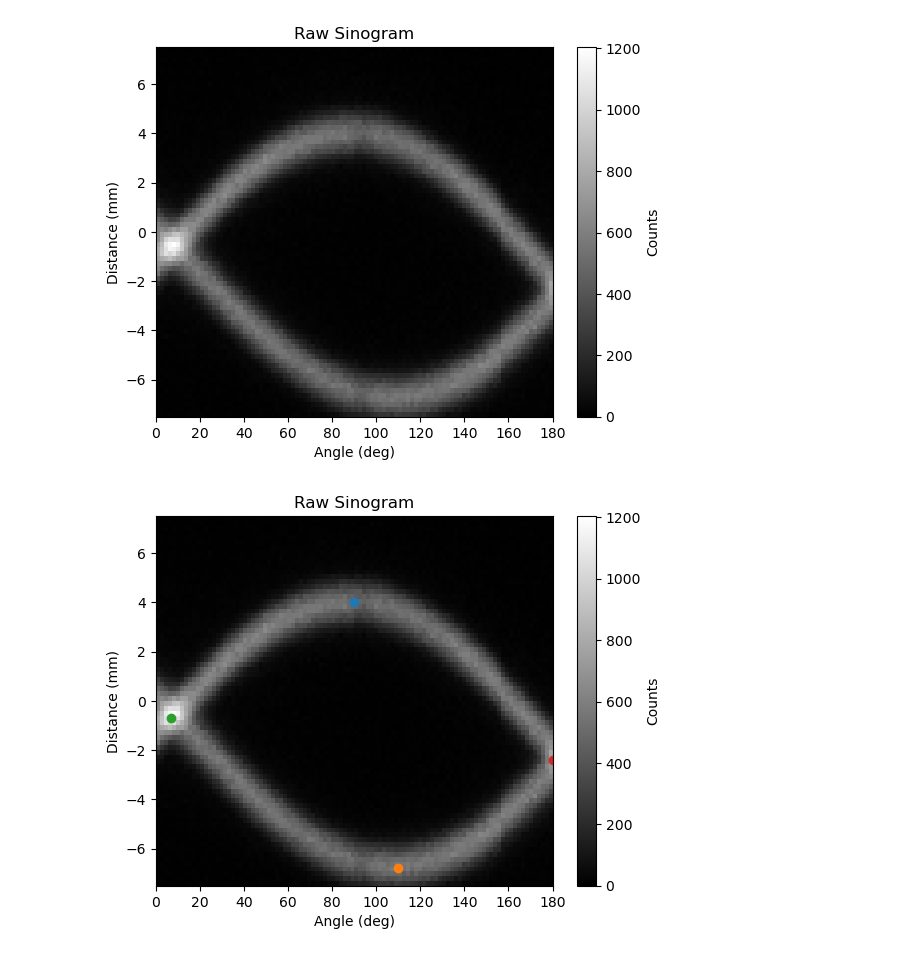
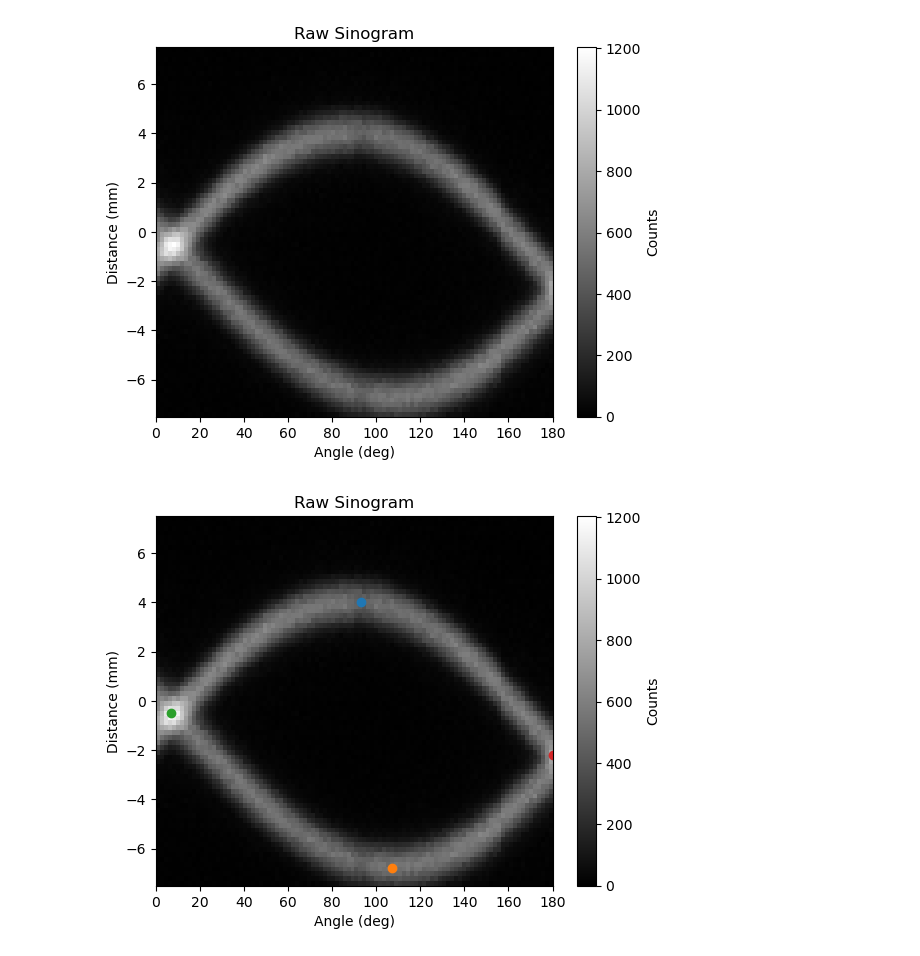
Before and after one commit to MarkZhit/PHYS409-PET, a Jupyter notebook: SinogramCorrection.ipynb, the cells around one changed output. Drawn from its saved outputs; the diff is of its cells as text; code cells hidden in the pictures.

```diff
--- a/SinogramCorrection.ipynb
+++ b/SinogramCorrection.ipynb
@@ -19,34 +19,34 @@ m.display_raw_sinogram(countArr, distance, angles, "measurement jan26 sinogram")
 # %% [output]
 [figure]
 # %%
-topXY = (90,4)
-botXY = (110,-6.8)
-LCross = (7,-0.7)
-RCross = (180,-2.4)
+topXY = (93,4)
+botXY = (107,-6.8)
+LCross = (7,-0.5)
+RCross = (180,-2.2)
 
 
 plt.figure()
 plt.scatter(*topXY)
 plt.scatter(*botXY)
 plt.scatter(*LCross)
 plt.scatter(*RCross)
 plt.imshow(
     countArr,
     origin="lower",
     aspect="auto",
     extent=[
         angles[0], angles[-1],
         distance[0], distance[-1]],
     cmap="gray"
 )
 plt.title("Raw Sinogram")
 plt.xlabel("Angle (deg)")
 plt.ylabel("Distance (mm)")
 plt.colorbar(label="Counts")
 plt.savefig("figures/Jan 26 sinogram + amplitude detection")
 plt.show()
 # %% [output]
-[figure, old version]
+[figure, new version]
 # %%
 # Correction code is here
 
```
Also changed, not shown: parts of 2 cells of this notebook, 3 other files.
